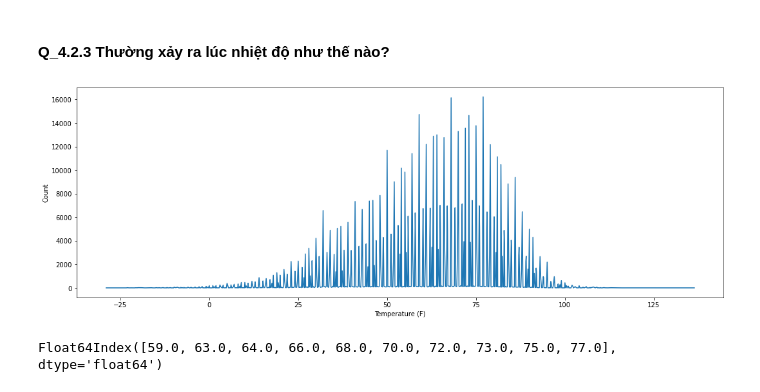
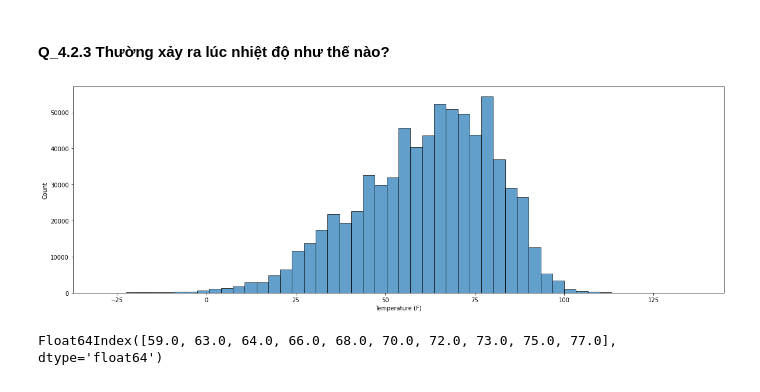
Before and after one commit to NguyenLam05200/FinalProject, a Jupyter notebook: Traffic_Accident_US.ipynb, the cells around one changed output. Cells and saved outputs as stored; diff of their text form; code cells hidden in the pictures.

```diff
--- a/Traffic_Accident_US.ipynb
+++ b/Traffic_Accident_US.ipynb
@@ -506,12 +506,12 @@ Tiếp theo là [thống kê 10 bang có dân số lớn nhất nước Mỹ](ht
 Cả 5 bang trên đều là top những bang có dân số đông nhất nước Mỹ, vậy dân số đông là yếu tố ảnh hưởng đến việc có nhiều vụ tai nạn nghiêm trọng. Điều này cũng khá là dễ hiểu.
 # %% [markdown]
 #### Q_4.2.3 Thường xảy ra lúc nhiệt độ như thế nào?
-# %%
-temperature_serious = data_serious["Temperature(F)"].value_counts()
-temperature_serious = temperature_serious
-temperature_serious.sort_index().plot.line(xlabel=r"Temperature (F)",
-                                   ylabel=r"Count",
-                                   figsize=(18,6));
-# %% [output]
-[figure, removed]
+# %%
+temperature_serious = data_serious["Temperature(F)"]
+plt.rcParams["figure.figsize"] = (20,6.5)
+plt.hist(temperature_serious, bins = 50, ec='black', alpha = 0.7)
+plt.ylabel('Count')
+plt.xlabel('Temperature (F)');
+# %% [output]
+[figure, added]
 # %%
```
Also changed, not shown: parts of 13 cells of this notebook.
